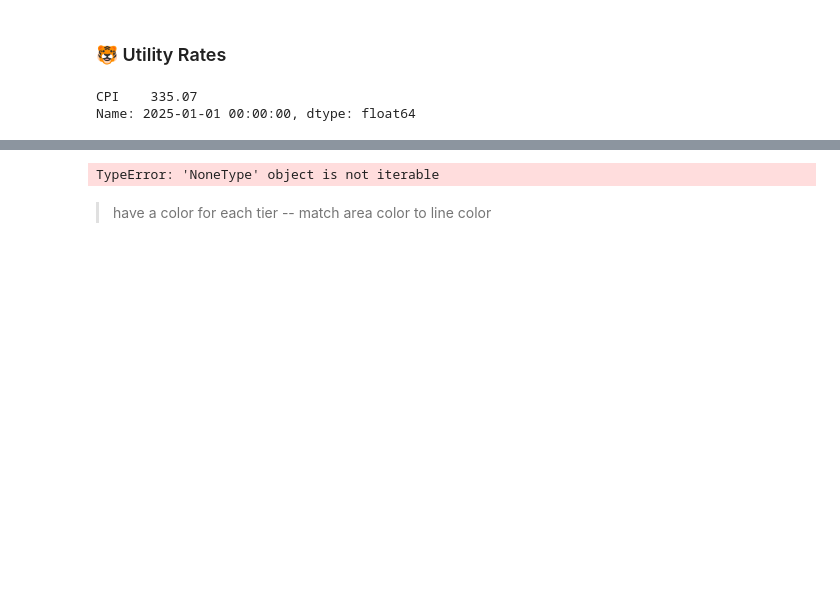
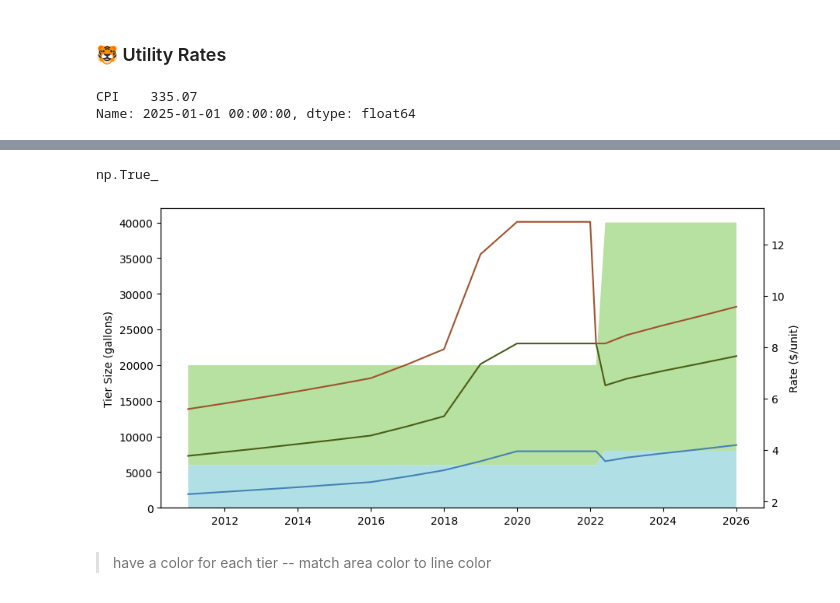
Before and after one commit to jade-fp/hub-gra-cwcb-rates, a Jupyter notebook: analysis_new.ipynb, the cells around one changed output, grey strips where cells are left out. Saved outputs shown, nothing was run; the diff lists cells and outputs as text; code cells hidden in the pictures; blank space fills up the shorter version.

Commit message:
rates data processing + colors

```diff
--- a/analysis_new.ipynb
+++ b/analysis_new.ipynb
@@ -718,16 +718,27 @@ data_rates = fxn_excel_import(file_name='utility-data/Rates Research.xlsx', inc_
                               names=['Category','Date'] + [i + j for j in ['1','2','3','4','5'] for i in ['cap_','rate_']])
 
 for i in data_rates.keys():
+
+    #_ calculate rates adjusted for inflation _#
     data_rates[i] = data_rates[i].join(data_CPI)
     data_rates[i]['CPI'] = data_rates[i]['CPI'].ffill()
 
     for col in [i + j for j in ['1','2','3','4','5'] for i in ['rate_']]:
-        data_rates[i][col] = data_rates[i].apply(lambda x: inflation_adjuster(x[col],
+        data_rates[i][f'adj_{col}'] = data_rates[i].apply(lambda x: inflation_adjuster(x[col],
                                                                               x['CPI'],
                                                                               data_CPI.loc['01-01-2025']),
                                                  axis = 1)
     data_rates[i].drop(columns='CPI', inplace=True)
+    data_rates[i].sort_index(axis=1,inplace=True)
 
     #_ create multiindex for columns, sort so rates and caps are split (prep for graphing) _#
-    data_rates[i].columns = pd.MultiIndex.from_product([[i + j for j in ['1','2','3','4','5'] for i in ['Tier ']],['Tier Cap','Rate per Unit']])
-    data_rates[i] = data_rates[i].reorder_levels([1,0],axis=1).sort_index(axis=1)
+    data_rates[i].columns = pd.MultiIndex.from_product([['Rate per Unit (adjusted)','Tier Cap','Rate per Unit'],[i + j for j in ['1','2','3','4','5'] for i in ['Tier ']]])
+    # data_rates[i] = data_rates[i].reorder_levels([1,0],axis=1).sort_index(axis=1)
+
+    # #_ calculate difference between tiers for graphing _#
+    if i not in ['boulder_city','denver_water']: # TODO: boulder & denver have complex tier calculations that need to be processed
+        for n in list(range(data_rates[i]['Tier Cap'].columns.size-1,0,-1)):
+            data_rates[i][('Tier Cap Diff',f'Tier {n+1}')] = data_rates[i]['Tier Cap'].apply(lambda x: np.nan if isinstance(x.iloc[0],str) else x.iloc[n]-x.iloc[n-1], axis=1)
+            # .iloc[:,n] - data_rates[i]['Tier Cap'].iloc[:,n-1]
+        data_rates[i][('Tier Cap Diff','Tier 1')] = data_rates[i]['Tier Cap'].iloc[:,0]
+        data_rates[i].sort_index(axis=1,inplace=True)
@@ -745,30 +745,40 @@ data_rates['westminster_city'].head()
 # %%
-sel_account = 'longmont_city'
-
-### 🐯 need to calculate difference between tiers so the stacked area graph can display correctly
-for i in list(range(data_rates[sel_account]['Tier Cap'].columns.size)).reverse():
-    print(i)
+sel_account = 'westminster_city'
-# %% [output]
-TypeError: 'NoneType' object is not iterable
+# %%
+# 🐯 trying to figure out best way to get plot area background/ 1st NaN tier to display the color of the highest tier
+    # maybe try basing it on the rates columns instead of the tiers columns to determine where to put the values? but which values? overall max tier?
+    # or do it in the graphics directly with plot background color? use rates columns to get index of the color?
+
+data_rates[sel_account].loc['Residential, Single Family']['Tier Cap Diff']['Tier 3'].isna().all()
+# %% [output]
+np.True_
 # %%
-
 figTest, axTest = plt.subplots(figsize=(10,5))
 
-axTest.stackplot(data_rates[sel_account].index,
-                 data_rates[sel_account]['Gal Cap']['Tier 1'],
-                 data_rates[sel_account]['Gal Cap']['Tier 2 ']-data_rates[sel_account]['Gal Cap']['Tier 1'],
-                 colors=['black','grey'])
+the_colors = {'area':['powderblue','xkcd:light grey green','navajowhite','lightpink','thistle'],
+              'lines':['steelblue','xkcd:army green','sienna','maroon','purple']} # using CSS Colors list unless marked as xkcd
+    # yellow: area-'lemonchiffon' & lines-'goldenrod'
+
+axTest.stackplot(data_rates[sel_account].loc['Residential, Single Family'].index,
+                 data_rates[sel_account].loc['Residential, Single Family']['Tier Cap Diff'].T,
+                 colors=the_colors['area']
+                 )
 axTest.set_ylim((0,None))
 axTest.set_ylabel('Tier Size (gallons)')
 
 axTest2 = axTest.twinx()
-axTest2.plot(data_rates[sel_account]['Rate (USD $)'])
+
+for i in list(range(5)):
+    axTest2.plot(data_rates[sel_account].loc['Residential, Single Family']['Rate per Unit'].iloc[:,i],
+                color=the_colors['lines'][i])
 axTest2.set_ylim((None,None))
-axTest2.set_ylabel('Rate ($/gal)')
+axTest2.set_ylabel('Rate ($/unit)')
 
 # axTest2.legend()
 
 plt.show()
+# %% [output]
+[figure, added]
 # %% [markdown]
 > have a color for each tier -- match area color to line color
 # %% [markdown]
```
Also changed, not shown: parts of 1 cell of this notebook.
